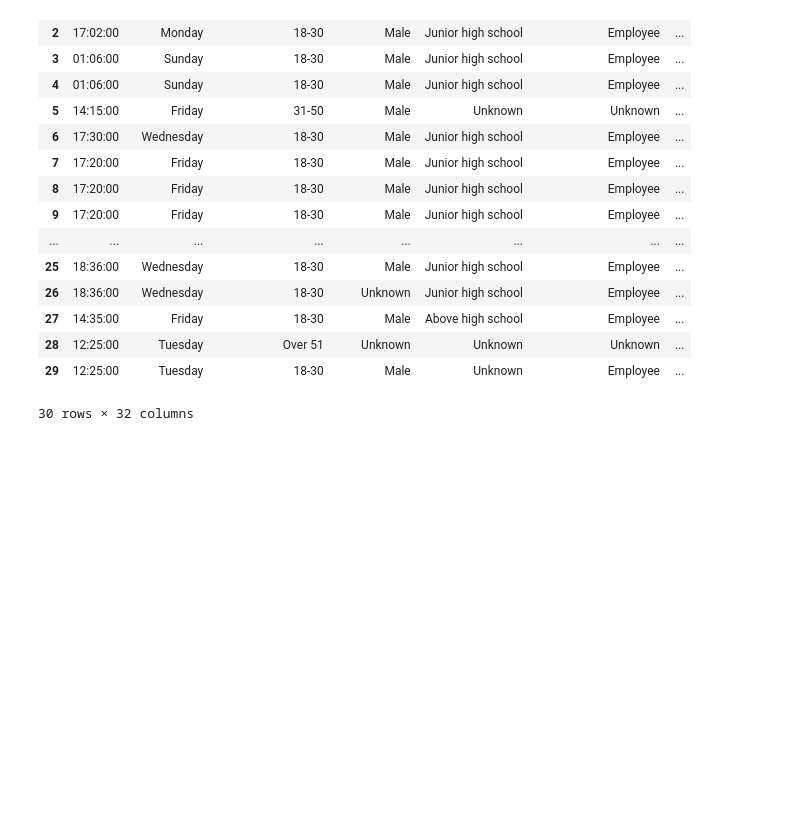
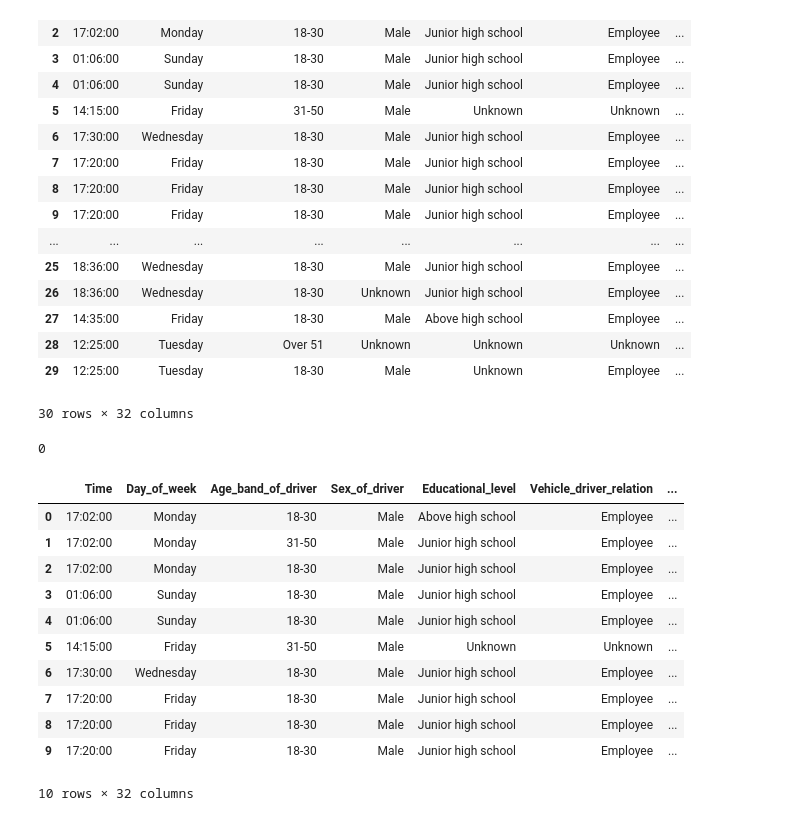
Before and after one commit to ShaistaSultana1011/Transportation-threat-analysis, a Jupyter notebook: Data Cleaning.ipynb, the cells around one changed output. Saved outputs shown, nothing was run; the diff lists cells and outputs as text; code cells hidden in the pictures; blank space fills up the shorter version.

```diff
--- a/Data Cleaning.ipynb
+++ b/Data Cleaning.ipynb
@@ -96,6 +89,7 @@ df['Lanes_or_Medians'] = df['Lanes_or_Medians'].fillna('Unknown')
 df['Road_allignment'] = df['Road_allignment'].fillna('Unknown')
 df['Types_of_Junction'] = df['Types_of_Junction'].fillna('Unknown')
 df['Road_surface_type'] = df['Road_surface_type'].fillna('Unknown')
+df['Type_of_collision']=df['Type_of_collision'].fillna('Unknown')
 df['Vehicle_movement'] = df['Vehicle_movement'].fillna('Unknown')
 df['Work_of_casuality'] = df['Work_of_casuality'].fillna('Unknown')
 # %%
@@ -183,3 +177,33 @@ df.head(30)
 | 28 | 12:25:00 | Tuesday | Over 51 | Unknown | Unknown | Unknown | ... |
 | 29 | 12:25:00 | Tuesday | 18-30 | Male | Unknown | Employee | ... |
 30 rows × 32 columns
+# %%
+def fill_defect(row):
+    if pd.isnull(row['Defect_of_vehicle']):
+        if row['Service_year_of_vehicle'] == 'Above 10yr':
+            return 'Unknown Defect'
+        else:
+            return 'No defect'
+    else:
+        return row['Defect_of_vehicle']
+
+df['Defect_of_vehicle'] = df.apply(fill_defect, axis=1)
+
+df['Defect_of_vehicle'].isnull().sum()
+# %% [output]
+0
+# %%
+df.head(10)
+# %% [output]
+|  | Time | Day_of_week | Age_band_of_driver | Sex_of_driver | Educational_level | Vehicle_driver_relation | ... |
+| 0 | 17:02:00 | Monday | 18-30 | Male | Above high school | Employee | ... |
+| 1 | 17:02:00 | Monday | 31-50 | Male | Junior high school | Employee | ... |
+| 2 | 17:02:00 | Monday | 18-30 | Male | Junior high school | Employee | ... |
+| 3 | 01:06:00 | Sunday | 18-30 | Male | Junior high school | Employee | ... |
+| 4 | 01:06:00 | Sunday | 18-30 | Male | Junior high school | Employee | ... |
+| 5 | 14:15:00 | Friday | 31-50 | Male | Unknown | Unknown | ... |
+| 6 | 17:30:00 | Wednesday | 18-30 | Male | Junior high school | Employee | ... |
+| 7 | 17:20:00 | Friday | 18-30 | Male | Junior high school | Employee | ... |
+| 8 | 17:20:00 | Friday | 18-30 | Male | Junior high school | Employee | ... |
+| 9 | 17:20:00 | Friday | 18-30 | Male | Junior high school | Employee | ... |
+10 rows × 32 columns
```
Also changed, not shown: parts of 4 cells of this notebook, 1 other file.
